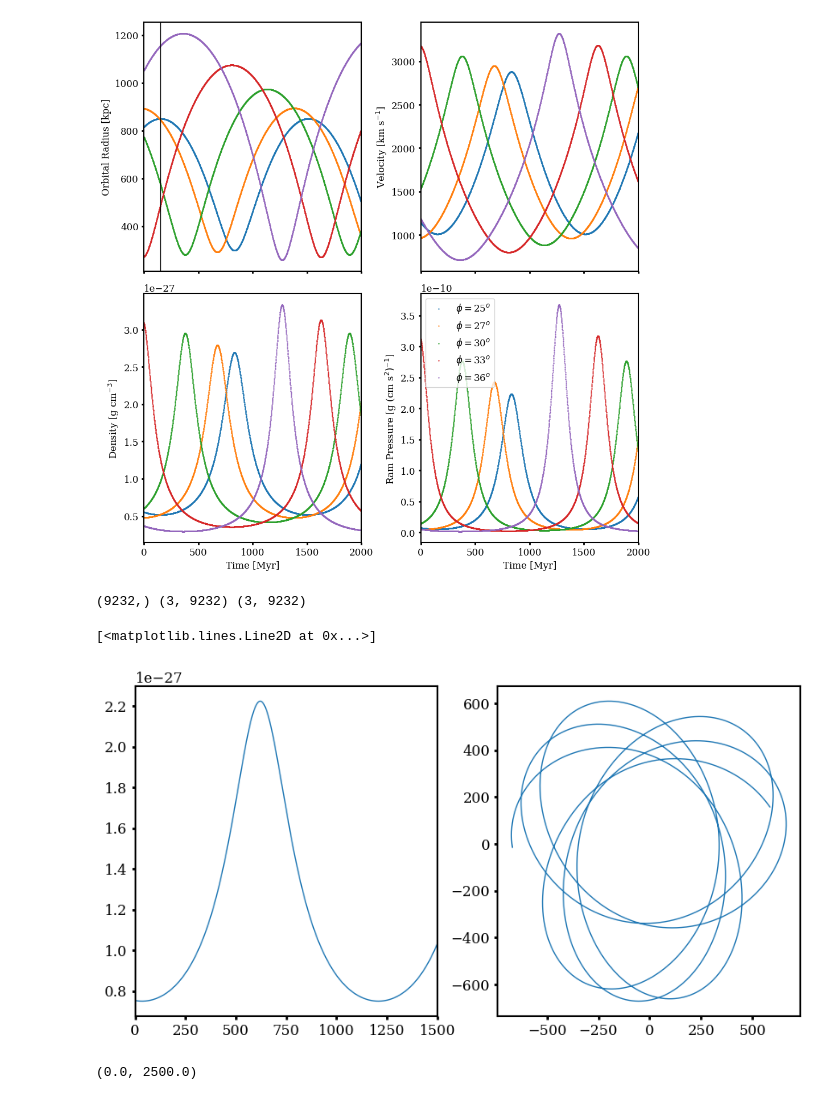
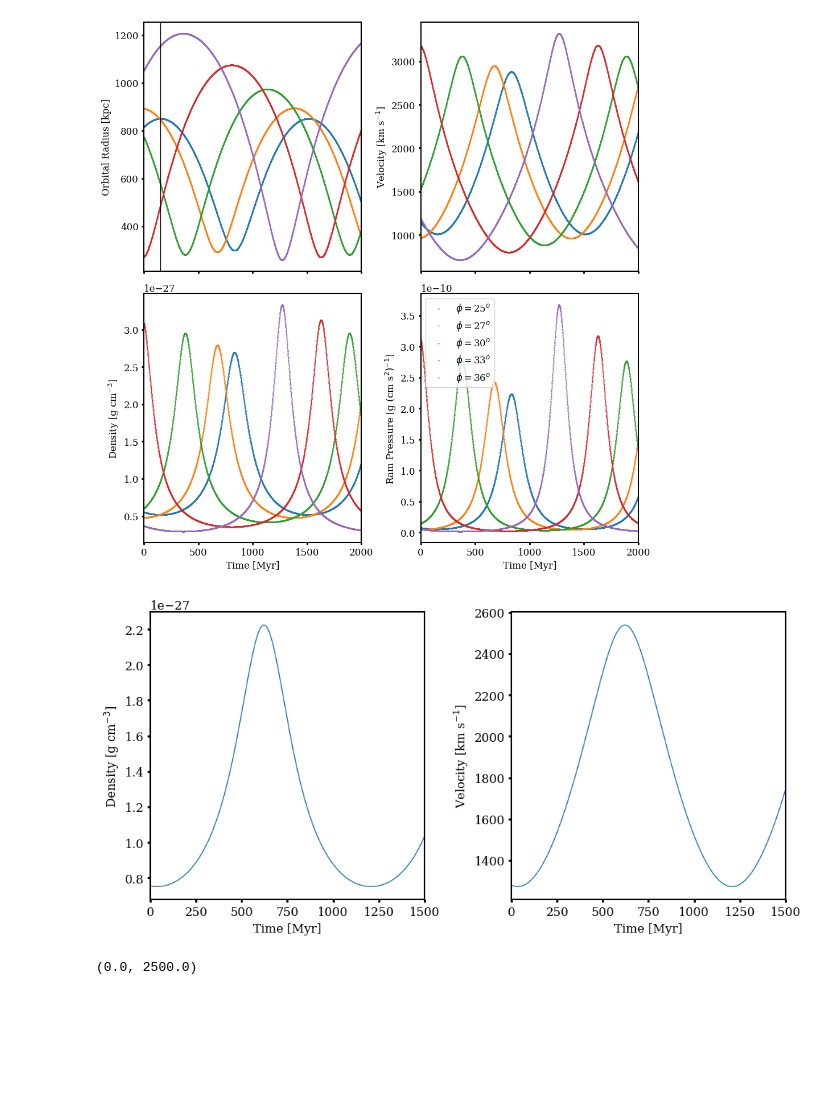
Before and after one commit to HSouch/galarp, a Jupyter notebook: paper/create_icminflow.ipynb, the cells around one changed output. Saved outputs shown, nothing was run; the diff lists cells and outputs as text; code cells hidden in the pictures; blank space fills up the shorter version.

```diff
--- a/paper/create_icminflow.ipynb
+++ b/paper/create_icminflow.ipynb
@@ -274,48 +274,53 @@ plt.savefig("Coma Cluster Orbits")
 # %% [output]
 [figure]
 # %%
-dw_angle = 12
+# dw_angle = 12
 
-time, q, p = gen_coma_orbit(dw_angle, i0=770)
-print(time.shape, q.shape, p.shape)
-r = np.sqrt(np.sum(q**2, axis=0))
-v_tot = np.sqrt(np.sum(p**2, axis=0)).to(u.km / u.s)
+# time, q, p = gen_coma_orbit(dw_angle, i0=770)
+# print(time.shape, q.shape, p.shape)
+# r = np.sqrt(np.sum(q**2, axis=0))
+# v_tot = np.sqrt(np.sum(p**2, axis=0)).to(u.km / u.s)
 
-density = fit(r.value) * (u.g / u.cm**3)
+# density = fit(r.value) * (u.g / u.cm**3)
 
 
 
-time_ts = time[i0:].cgs.value
-time_ts -= time_ts[0]
-rho_ts = density[i0:].cgs.value
+# time_ts = time[i0:].cgs.value
+# time_ts -= time_ts[0]
+# rho_ts = density[i0:].cgs.value
 
-temp_ts = np.array([1e7 for i in range(len(time_ts))])
+# temp_ts = np.array([1e7 for i in range(len(time_ts))])
 
 
-vx_ts = np.zeros(len(time_ts))
-vy_ts  = (v_tot[i0:] * np.cos(np.deg2rad(dw_angle))).cgs.value
-vz_ts = (v_tot[i0:] * np.sin(np.deg2rad(dw_angle))).cgs.value
+# vx_ts = np.zeros(len(time_ts))
+# vy_ts  = (v_tot[i0:] * np.cos(np.deg2rad(dw_angle))).cgs.value
+# vz_ts = (v_tot[i0:] * np.sin(np.deg2rad(dw_angle))).cgs.value
 
 
 
-np.savetxt("ICMinflow_data.in",
-          np.column_stack([time_ts, rho_ts,temp_ts,
-                           vx_ts, vy_ts, vz_ts]),
-          fmt='%.10e',delimiter="  ",header='time    Density         Temp    Velocity (x,y,z) ')
+# np.savetxt("ICMinflow_data.in",
+#           np.column_stack([time_ts, rho_ts,temp_ts,
+#                            vx_ts, vy_ts, vz_ts]),
+#           fmt='%.10e',delimiter="  ",header='time    Density         Temp    Velocity (x,y,z) ')
 
 
 
 t = Table.read("ICMinflow_data.in", format="ascii")
 
 fig, ax = plt.subplots(1, 2, figsize=(10, 5))
 ax[0].plot((t["col1"] * u.s).to(u.Myr), t["col2"])
-ax[0].set_xlim(0, 1500)
+ax[0].set(xlim=(0, 1500), xlabel="Time [Myr]", ylabel="Density [g cm$^{-3}$]")
 
-ax[1].plot(q[0], q[2])
+velocity = np.sqrt(t["col4"]**2 + t["col5"]**2 + t["col6"]**2)
+
+ax[1].plot(t["col1"] * u.s.to(u.Myr), velocity * (u.cm / u.s).to(u.km/u.s))
+ax[1].set_xlim(0, 1500)
+ax[1].set(xlim=(0, 1500), xlabel="Time [Myr]", ylabel="Velocity [km s$^{-1}$]")
+
+plt.tight_layout()
+plt.show()
 # %% [output]
-(9232,) (3, 9232) (3, 9232)
-[<matplotlib.lines.Line2D at 0x...>]
-[figure, old version]
+[figure, new version]
 # %%
 
 fig, ax1 = plt.subplots()
```
Also changed, not shown: 3 other files.
